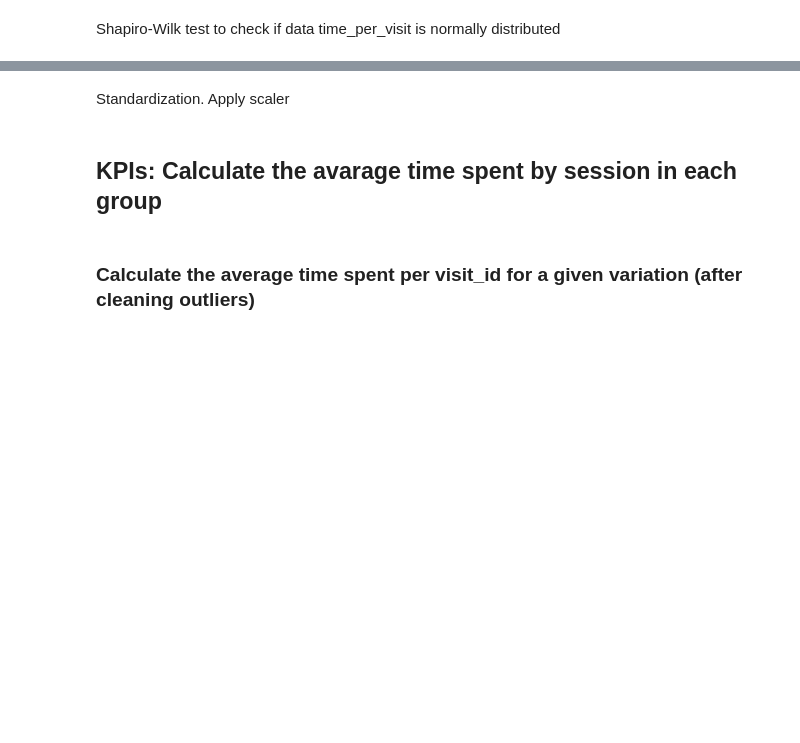
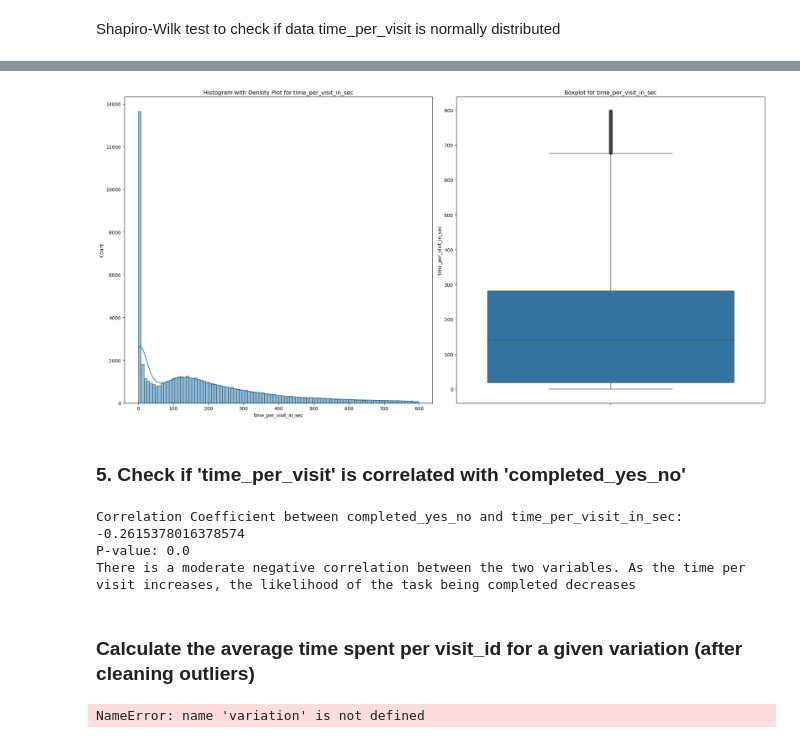
Before and after one commit to RosaEvasari/Vanguard_Project, a Jupyter notebook: notebooks/notebook_bivariate_kpis_hypoth_nat.ipynb, the cells around one changed output, grey strips where cells are left out. Saved outputs shown, nothing was run; the diff lists cells and outputs as text; code cells hidden in the pictures; blank space fills up the shorter version.

```diff
--- a/notebooks/notebook_bivariate_kpis_hypoth_nat.ipynb
+++ b/notebooks/notebook_bivariate_kpis_hypoth_nat.ipynb
@@ -401,8 +407,10 @@ histogram_distribution_boxplot_outliers(df_time_per_visit_no_outliers_std, 'time
 # %%
-# (Nat)Remove outliers from original data time_per_visit with Interquartile Range (IQR) Method
-df_time_per_visit_no_outliers_iqr = remove_outliers_iqr(df_time_per_visit_sec, 'time_per_visit_in_sec')
+# (Nat)f_2.8.Remove outliers from original data time_per_visit with Interquartile Range (IQR) Method
+time_per_visit_completion_iqr = remove_outliers_iqr(time_per_visit_completion, 'time_per_visit_in_sec')
 # %%
 # check without outliers:
-histogram_distribution_boxplot_outliers(df_time_per_visit_no_outliers_iqr, 'time_per_visit_in_sec')
+histogram_distribution_boxplot_outliers(time_per_visit_completion_iqr, 'time_per_visit_in_sec')
+# %% [output]
+[figure, added]
 # %%
 #export df_time_per_visit_no_outliers_std df to csv:
@@ -410,2 +417,0 @@ df_time_per_visit_no_outliers_iqr.to_csv('../data/cleaned/df_time_per_visit_no_o
-# %% [markdown]
-Standardization. Apply scaler
@@ -416,21 +418,43 @@ df_time_per_visit_no_outliers_iqr['time_per_visit_in_sec'] = scaler.fit_transfor
-# %% [markdown]
-## KPIs: Calculate the avarage time spent by session in each group
+# %% [markdown]
+### 5. Check if 'time_per_visit' is correlated with 'completed_yes_no'
+# %%
+# (Nat)f_3.5.Check if 'time_per_visit' is correlated with 'completed_yes_no'
+from scipy.stats import pearsonr
+def calculate_correlation(df, col1, col2):
+    # Calculate Pearson correlation
+    correlation_coef, p_value = pearsonr(df[col1], df[col2])
+
+    # Print the results
+    print(f"Correlation Coefficient between {
+          col1} and {col2}: {correlation_coef}")
+    print(f"P-value: {p_value}")
+
+    # Interpretation of the correlation results
+    if p_value < 0.05:
+        if correlation_coef > 0:
+            print(
+                "There is a statistically positive correlation between the two variables.")
+        else:
+            print("There is a moderate negative correlation between the two variables. As the time per visit increases, the likelihood of the task being completed decreases")
+    else:
+        print(
+            "There is no statistically significant correlation between the two variables.")
+
+    return correlation_coef, p_value
+correlation_coef, p_value = calculate_correlation(time_per_visit_completion_iqr, 'completed_yes_no', 'time_per_visit_in_sec')
+# %% [output]
+Correlation Coefficient between completed_yes_no and time_per_visit_in_sec: -0.2615378016378574
+P-value: 0.0
+There is a moderate negative correlation between the two variables. As the time per visit increases, the likelihood of the task being completed decreases
 # %% [markdown]
 ### Calculate the average time spent per visit_id for a given variation (after cleaning outliers)
 # %%
-# calculate the average time spent per visit_id for a given variation (after cleaning outliers)
-def average_time_spent_per_variation(df, variation):
-    # Filter the DataFrame for the given variation
-    filtered_df = df[df['variation'] == variation]
+# (Nat)f_3.6.calculate the average time spent per visit_id for a given variation (after cleaning outliers)
 
-    # Calculate the average time spent
-    average_time = filtered_df['time_per_visit_in_sec'].mean()
-
-    return average_time
-
-# Calculate average time spent for 'Test' and 'Control' variations
-avg_time_visit_test = average_time_spent_per_variation(df_time_per_visit_no_outliers_iqr, 'Test')
-avg_time_visit_control = average_time_spent_per_variation(df_time_per_visit_no_outliers_iqr, 'Control')
+avg_time_visit_test = average_time_spent_per_variation(time_per_visit_completion_iqr, 'Test')
+avg_time_visit_control = average_time_spent_per_variation(time_per_visit_completion_iqr, 'Control')
 
 print(f"Average time spent for Test variation: {avg_time_visit_test:.2f} seconds")
 print(f"Average time spent for Control variation: {avg_time_visit_control:.2f} seconds")
+# %% [output]
+NameError: name 'variation' is not defined
```
Also changed, not shown: parts of 61 cells of this notebook, 3 other files.
